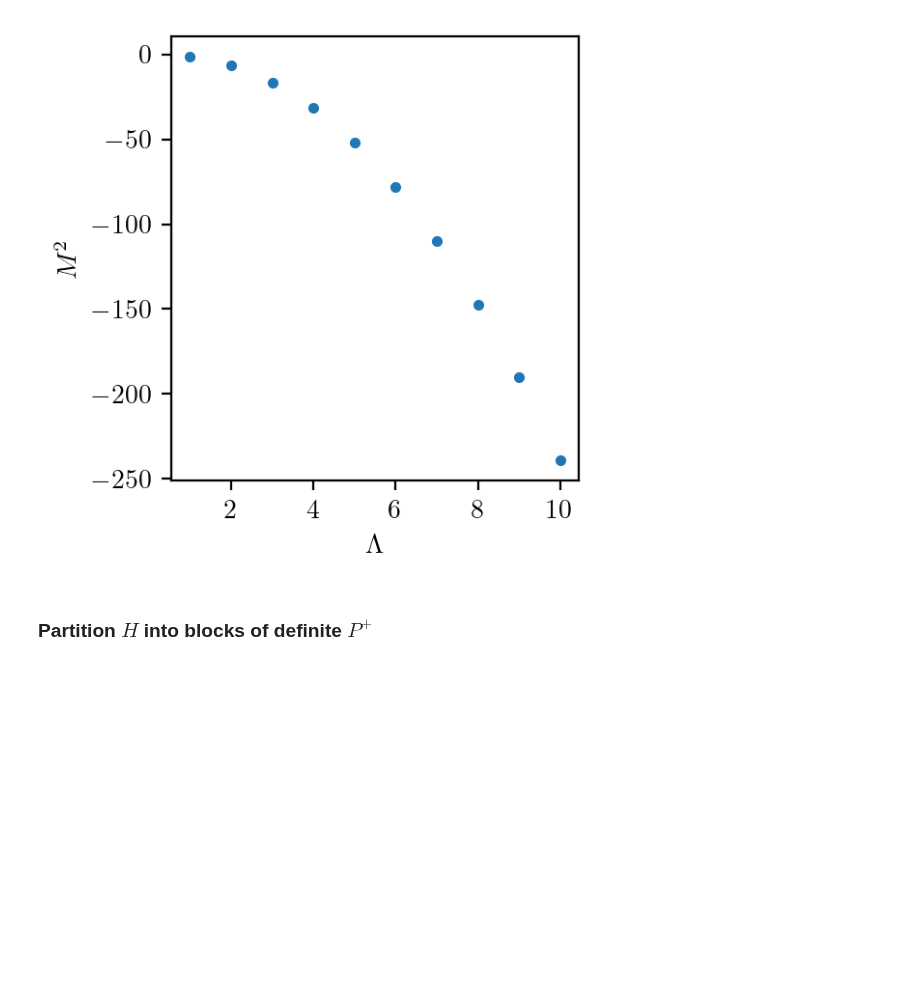
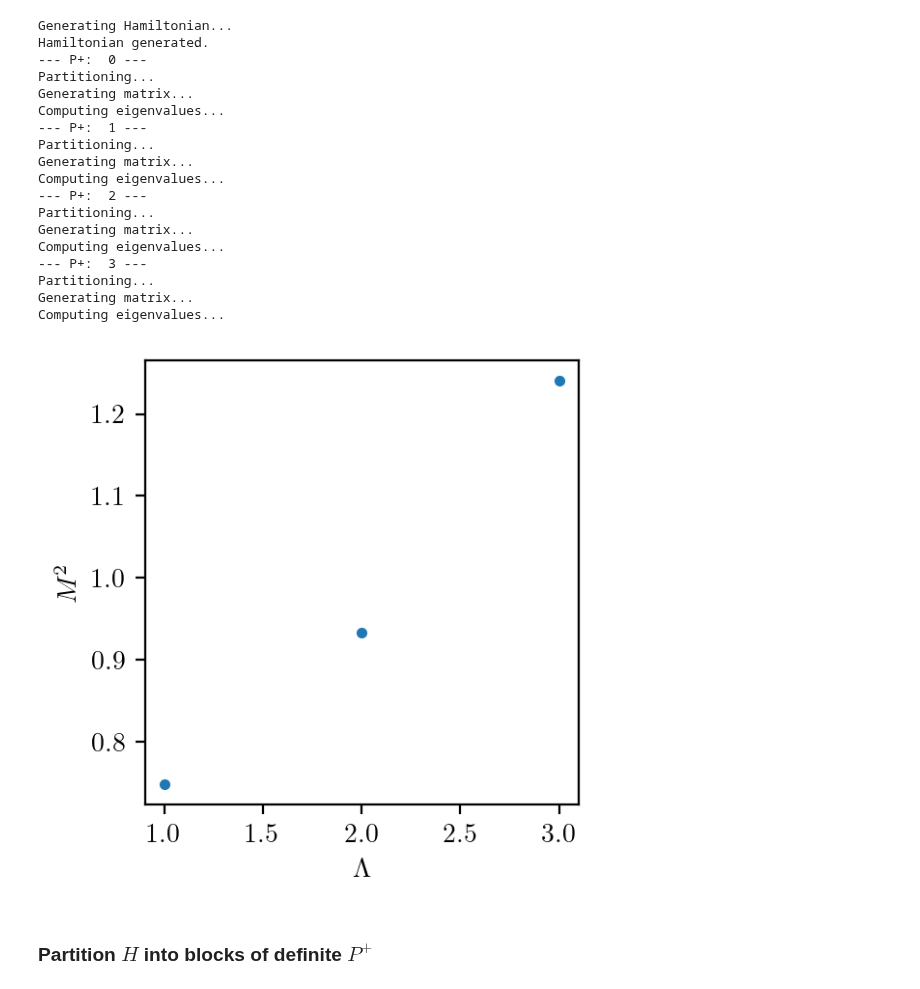
Before and after one commit to cgustin99/OpenParticle, a Jupyter notebook: models/Yukawa/yukawa.ipynb, the cells around one changed output. Cells and saved outputs as stored; diff of their text form; code cells hidden in the pictures; blank space fills up the shorter version.

```diff
--- a/models/Yukawa/yukawa.ipynb
+++ b/models/Yukawa/yukawa.ipynb
@@ -34,10 +85,28 @@ def plot_m2_vs_pp(Pplus_val, Lambda, g = 1):
     # plt.savefig('yukawa_spectrum.jpg')
     plt.show()
 # %%
-cut = 10
-plot_m2_vs_pp(Pplus_val=cut, Lambda=cut, g = 1)
+cut = 3
+plot_m2_vs_pp(Pplus_val=cut, Lambda=cut, g = 0.5)
 # %% [output]
+Generating Hamiltonian...
+Hamiltonian generated.
+--- P+:  0 ---
+Partitioning...
+Generating matrix...
+Computing eigenvalues...
+--- P+:  1 ---
+Partitioning...
+Generating matrix...
+Computing eigenvalues...
+--- P+:  2 ---
+Partitioning...
+Generating matrix...
+Computing eigenvalues...
+--- P+:  3 ---
+Partitioning...
+Generating matrix...
+Computing eigenvalues...
-[figure, old version]
+[figure, new version]
 # %% [markdown]
 ### Partition $H$ into blocks of definite $P^+$
 # %%
```
Also changed, not shown: parts of 14 cells of this notebook.
